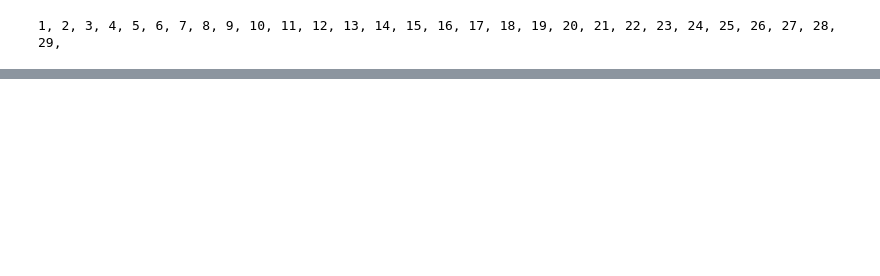
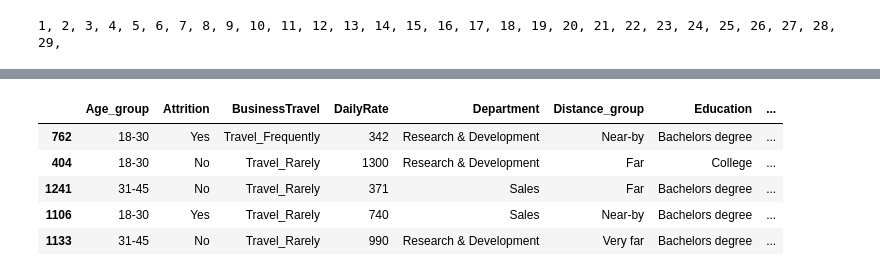
Before and after one commit to giusmahnn/HR_attrition, a Jupyter notebook: Hr_EDA.ipynb, the cells around one changed output, grey strips where cells are left out. Drawn from its saved outputs; the diff is of its cells as text; code cells hidden in the pictures; blank space fills up the shorter version.

```diff
--- a/Hr_EDA.ipynb
+++ b/Hr_EDA.ipynb
@@ -288,0 +262,11 @@ Index(['id', 'Age', 'Attrition', 'BusinessTravel', 'DailyRate', 'Department',
+# %%
+# Map numerical values to descriptive categories for the 'WorkLifeBalance' column
+df['WorkLifeBalance'] = df['WorkLifeBalance'].map({
+                                                    1: 'Bad',
+                                                    2: 'Average',
+                                                    3: 'Good',
+                                                    4: 'Excellent'
+                                                })
+
+# Display unique values after mapping
+df['WorkLifeBalance'].unique()
@@ -288,0 +335,17 @@ Index(['id', 'Age', 'Attrition', 'BusinessTravel', 'DailyRate', 'Department',
+# %%
+# Define the bins and corresponding group labels
+bins = [0, 10, 20, 30]
+group = ['1-10', '11-20', '21-30']
+
+# Specify the columns to be processed
+columns = ['TotalWorkingYears', 'YearsAtCompany']
+
+# Iterate over each column
+for col in columns:
+    # Cut the data into bins and assign labels
+    df[col] = pd.cut(df[col], bins=bins, labels=group, right=False)
+    # Add the '31-40' category and fill missing values with it
+    df[col] = df[col].cat.add_categories('31-40').fillna('31-40')
+
+# Display a sample of the processed columns
+print(df[['TotalWorkingYears', 'YearsAtCompany']].sample(5))
@@ -288,0 +378,12 @@ Index(['id', 'Age', 'Attrition', 'BusinessTravel', 'DailyRate', 'Department',
+# %%
+# Selecting specific columns
+df = df[['Age_group', 'Attrition', 'BusinessTravel', 'DailyRate', 'Department',
+       'Distance_group', 'Education', 'EducationField',
+        'EnvironmentSatisfaction', 'Gender', 'HourlyRate',
+       'JobInvolvement', 'JobLevel', 'JobRole', 'JobSatisfaction',
+       'MaritalStatus', 'MonthlyIncome', 'MonthlyRate', 'NumCompaniesWorked',
+       'Over18', 'OverTime', 'PercentSalaryHike', 'PerformanceRating',
+       'RelationshipSatisfaction', 'StandardHours', 'StockOptionLevel',
+       'TotalWorkingYears', 'TrainingTimesLastYear', 'WorkLifeBalance',
+       'YearsAtCompany', 'YearsInCurrentRole', 'YearsSinceLastPromotion',
+       'YearsWithCurrManager']]
@@ -288,0 +400,10 @@ Index(['id', 'Age', 'Attrition', 'BusinessTravel', 'DailyRate', 'Department',
+# %%
+# Cleaned dataset
+df.sample(5)
+# %% [output]
+|  | Age_group | Attrition | BusinessTravel | DailyRate | Department | Distance_group | Education | ... |
+| 762 | 18-30 | Yes | Travel_Frequently | 342 | Research & Development | Near-by | Bachelors degree | ... |
+| 404 | 18-30 | No | Travel_Rarely | 1300 | Research & Development | Far | College | ... |
+| 1241 | 31-45 | No | Travel_Rarely | 371 | Sales | Far | Bachelors degree | ... |
+| 1106 | 18-30 | Yes | Travel_Rarely | 740 | Sales | Near-by | Bachelors degree | ... |
+| 1133 | 31-45 | No | Travel_Rarely | 990 | Research & Development | Very far | Bachelors degree | ... |
```
Also changed, not shown: parts of 69 cells of this notebook, 2 other files.
